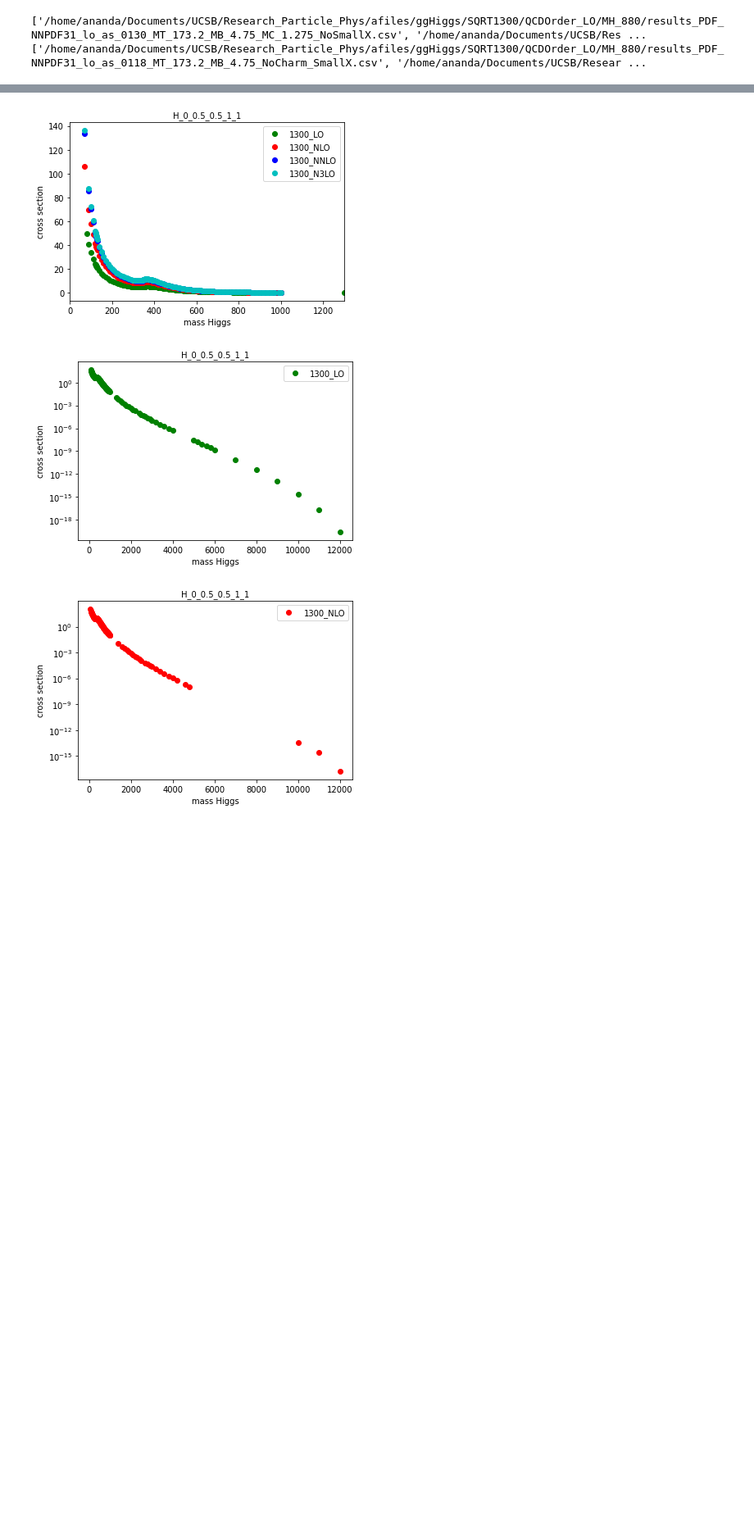
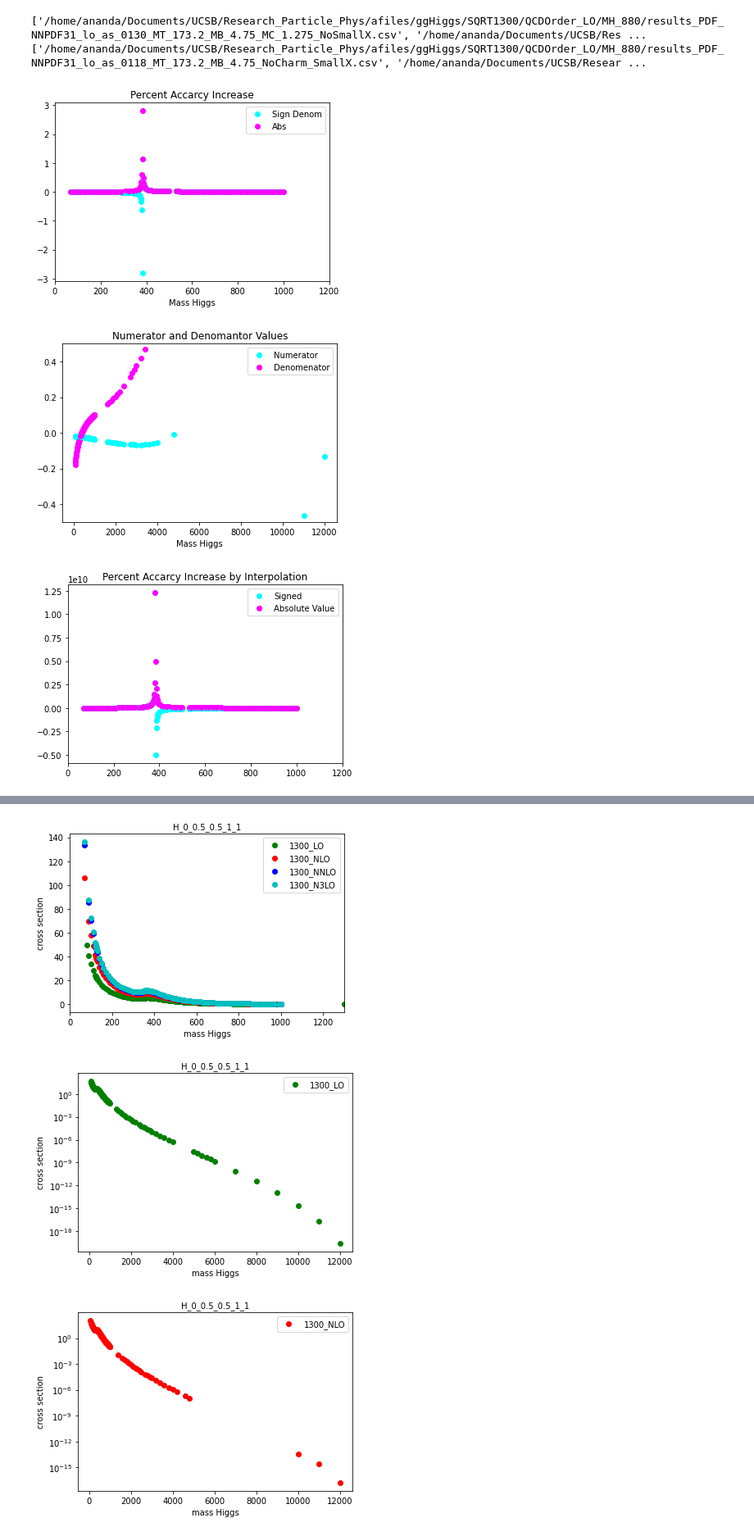
Before and after one commit to anandaguha/HiggsAnalysis, a Jupyter notebook: ReadCSV.ipynb, the cells around one changed output, grey strips where cells are left out. Shown at 82% size. Drawn from its saved outputs; the diff is of its cells as text; code cells hidden in the pictures; blank space fills up the shorter version.

```diff
--- a/ReadCSV.ipynb
+++ b/ReadCSV.ipynb
@@ -142,0 +143,80 @@ def giveY(fName):
+# %%
+# N3LOFromLO,N3LOFromNLO,N3LOFromNNLO = getN3LOProp(0)
+numpyArrayLO = numpy.array(N3LOFromLO)
+numpyArrayNLO = numpy.array(N3LOFromNLO)
+numpyArrayNNLO = numpy.array(N3LOFromNNLO)
+
+transposedLO = numpyArrayLO.T
+transposedNLO = numpyArrayNLO.T
+transposedNNLO = numpyArrayNNLO.T
+
+xLO,yLO = transposedLO
+xNLO,yNLO = transposedNLO
+xNNLO,yNNLO = transposedNNLO
+
+for idxLO, mass in enumerate(xLO):
+    if mass in xNLO and mass in xNNLO:
+        idxNLO = numpy.where(xNLO == mass)
+        idxNNLO = numpy.where(xNNLO == mass)
+
+        noSignAcc = (abs((yNNLO[idxNNLO]/yNLO[idxNLO]) -1)* abs((yNNLO[idxNNLO]/yNLO[idxNLO] -1)))/abs((yNLO[idxNLO]/yLO[idxLO])-1)
+        signedAcc = (yNNLO[idxNNLO]/yNLO[idxNLO] -1)**2/((yNLO[idxNLO]/yLO[idxLO])-1)
+
+        plt.plot(mass,signedAcc, 'ro',color = "cyan",label = "Sign Denom")
+        plt.plot(mass,noSignAcc,'ro',color = "magenta", label = "Abs")
+
+handles, labels = plt.gca().get_legend_handles_labels()
+by_label = dict(zip(labels, handles))
+plt.legend(by_label.values(), by_label.keys())
+plt.title("Percent Accarcy Increase")
+plt.xlim(0,1200)
+
+plt.xlabel("Mass Higgs")
+plt.show()
+
+for idxLO, mass in enumerate(xLO):
+    if mass in xNLO and mass in xNNLO:
+        idxNLO = numpy.where(xNLO == mass)
+        idxNNLO = numpy.where(xNNLO == mass)
+        numer = (yNNLO[idxNNLO]/yNLO[idxNLO]) -1
+        denom = (yNLO[idxNLO]/yLO[idxLO])-1
+        plt.plot(mass,numer,'ro',color = "cyan", label = "Numerator")
+        plt.plot(mass,denom, 'ro',color = "magenta",label = "Denomenator")
+
+handles, labels = plt.gca().get_legend_handles_labels()
+by_label = dict(zip(labels, handles))
+plt.legend(by_label.values(), by_label.keys())
+plt.title("Numerator and Denomantor Values")
+plt.xlabel("Mass Higgs")
+# plt.xlim(0,3000)
+plt.ylim(-1/2,1/2)
+plt.show()
+
+for idxLO, mass in enumerate(xLO):
+    if mass in xNLO and mass in xNNLO:
+        idxNLO = numpy.where(xNLO == mass)
+        idxNNLO = numpy.where(xNNLO == mass)
+
+        x0 = 0
+        x1 = 1000
+        x2 = abs(x0-x1)+x1
+
+        coeffNorm = numpy.polyfit([x0,(yNLO[idxNLO]/yLO[idxLO])[0]-1],[x1,(yNNLO[idxNNLO]/yNLO[idxNLO])[0]-1],1)
+        coeffAbs =  numpy.polyfit([x0,abs((yNLO[idxNLO]/yLO[idxLO])[0]-1)],[x1,abs((yNNLO[idxNNLO]/yNLO[idxNLO])[0]-1)],1)
+
+        polyNorm = numpy.poly1d(coeffNorm)
+        polyAbs = numpy.poly1d(coeffAbs)
+
+        plt.plot(mass,polyNorm(x2),'ro',color = "cyan", label = "Signed")
+        plt.plot(mass,abs(polyAbs(x2)), 'ro',color = "magenta",label = "Absolute Value")
+
+handles, labels = plt.gca().get_legend_handles_labels()
+by_label = dict(zip(labels, handles))
+plt.legend(by_label.values(), by_label.keys())
+plt.title("Percent Accarcy Increase by Interpolation")
+plt.xlim(0,1200)
+plt.show()
+# %% [output]
+[figure, added]
+[figure, added]
+[figure, added]
```
Also changed, not shown: parts of 18 cells of this notebook.
